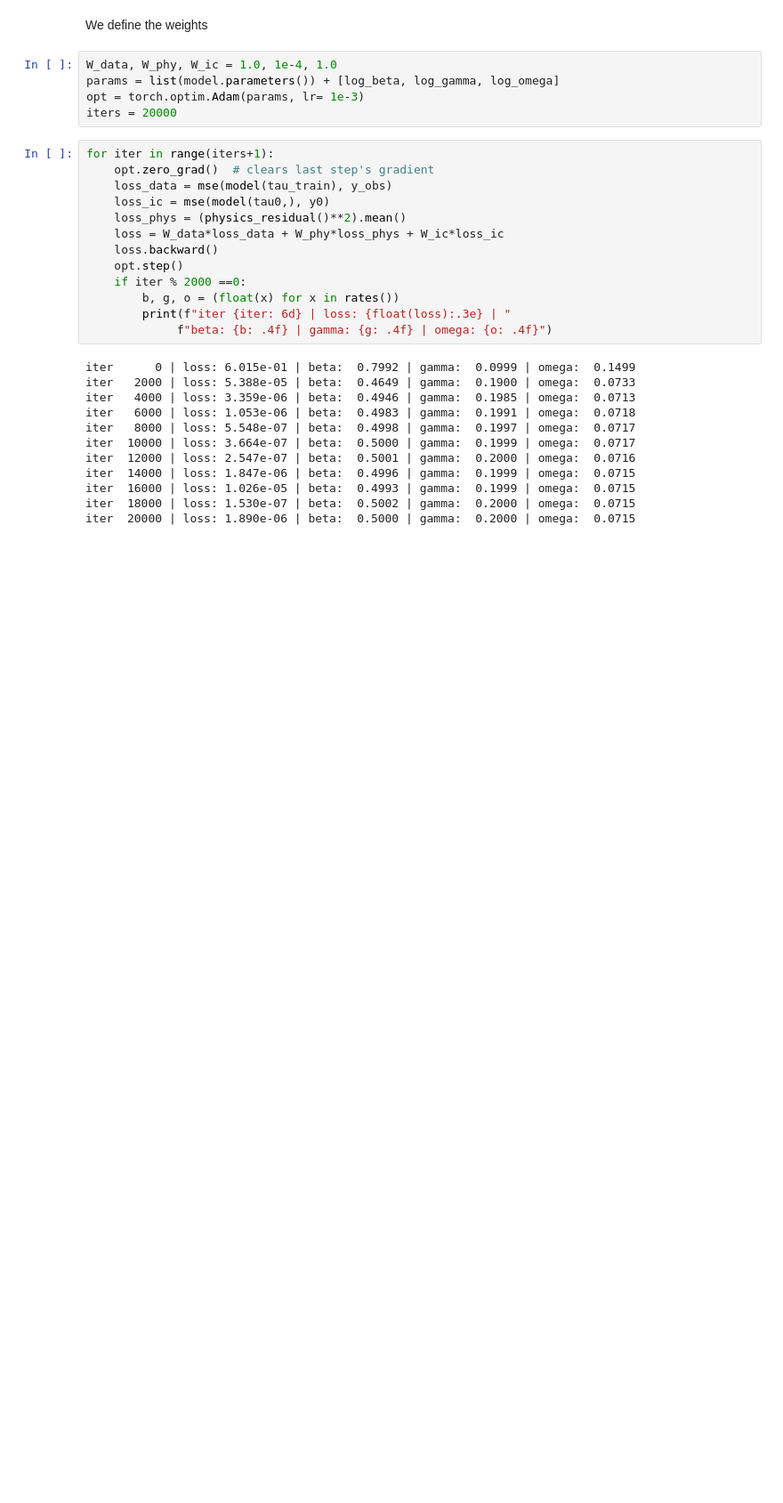
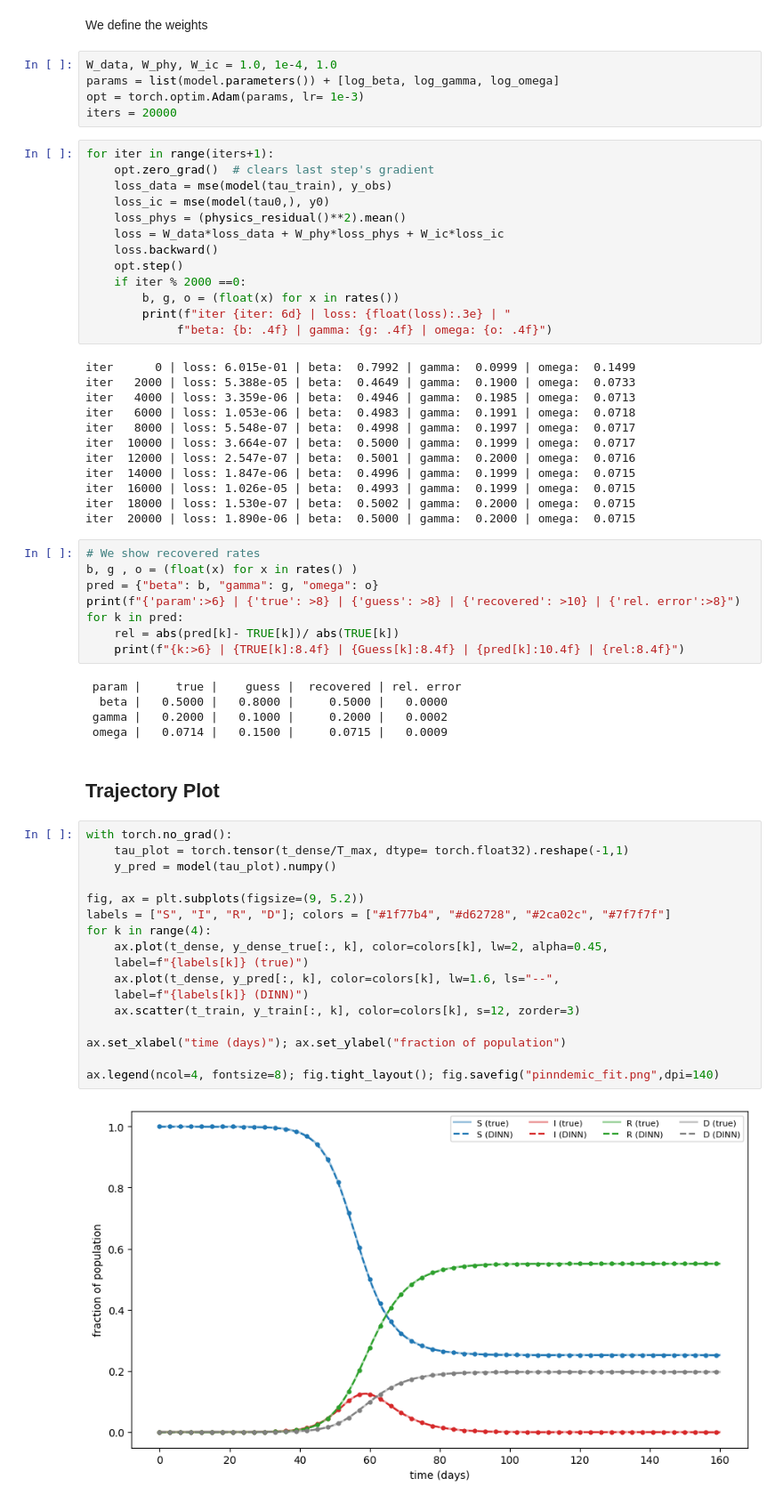
Before and after one commit to kingsleyukandu/dinn-epidemic-mobility, a Jupyter notebook: notebooks/sird-dinn.ipynb, the cells around one changed output. Shown at 89% size. Drawn from its saved outputs; the diff is of its cells as text; blank space fills up the shorter version.

Commit message:
completed sird disease informed neural network parameter recovery

```diff
--- a/notebooks/sird-dinn.ipynb
+++ b/notebooks/sird-dinn.ipynb
@@ -147,3 +147,37 @@ iter  14000 | loss: 1.847e-06 | beta:  0.4996 | gamma:  0.1999 | omega:  0.0715
 iter  16000 | loss: 1.026e-05 | beta:  0.4993 | gamma:  0.1999 | omega:  0.0715
 iter  18000 | loss: 1.530e-07 | beta:  0.5002 | gamma:  0.2000 | omega:  0.0715
 iter  20000 | loss: 1.890e-06 | beta:  0.5000 | gamma:  0.2000 | omega:  0.0715
+# %%
+# We show recovered rates
+b, g , o = (float(x) for x in rates() )
+pred = {"beta": b, "gamma": g, "omega": o}
+print(f"{'param':>6} | {'true': >8} | {'guess': >8} | {'recovered': >10} | {'rel. error':>8}")
+for k in pred:
+    rel = abs(pred[k]- TRUE[k])/ abs(TRUE[k])
+    print(f"{k:>6} | {TRUE[k]:8.4f} | {Guess[k]:8.4f} | {pred[k]:10.4f} | {rel:8.4f}")
+# %% [output]
+ param |     true |    guess |  recovered | rel. error
+  beta |   0.5000 |   0.8000 |     0.5000 |   0.0000
+ gamma |   0.2000 |   0.1000 |     0.2000 |   0.0002
+ omega |   0.0714 |   0.1500 |     0.0715 |   0.0009
+# %% [markdown]
+## Trajectory Plot
+# %%
+with torch.no_grad():
+    tau_plot = torch.tensor(t_dense/T_max, dtype= torch.float32).reshape(-1,1)
+    y_pred = model(tau_plot).numpy()
+
+fig, ax = plt.subplots(figsize=(9, 5.2))
+labels = ["S", "I", "R", "D"]; colors = ["#1f77b4", "#d62728", "#2ca02c", "#7f7f7f"]
+for k in range(4):
+    ax.plot(t_dense, y_dense_true[:, k], color=colors[k], lw=2, alpha=0.45,
+    label=f"{labels[k]} (true)")
+    ax.plot(t_dense, y_pred[:, k], color=colors[k], lw=1.6, ls="--",
+    label=f"{labels[k]} (DINN)")
+    ax.scatter(t_train, y_train[:, k], color=colors[k], s=12, zorder=3)
+
+ax.set_xlabel("time (days)"); ax.set_ylabel("fraction of population")
+
+ax.legend(ncol=4, fontsize=8); fig.tight_layout(); fig.savefig("pinndemic_fit.png",dpi=140)
+# %% [output]
+[figure, added]
```
